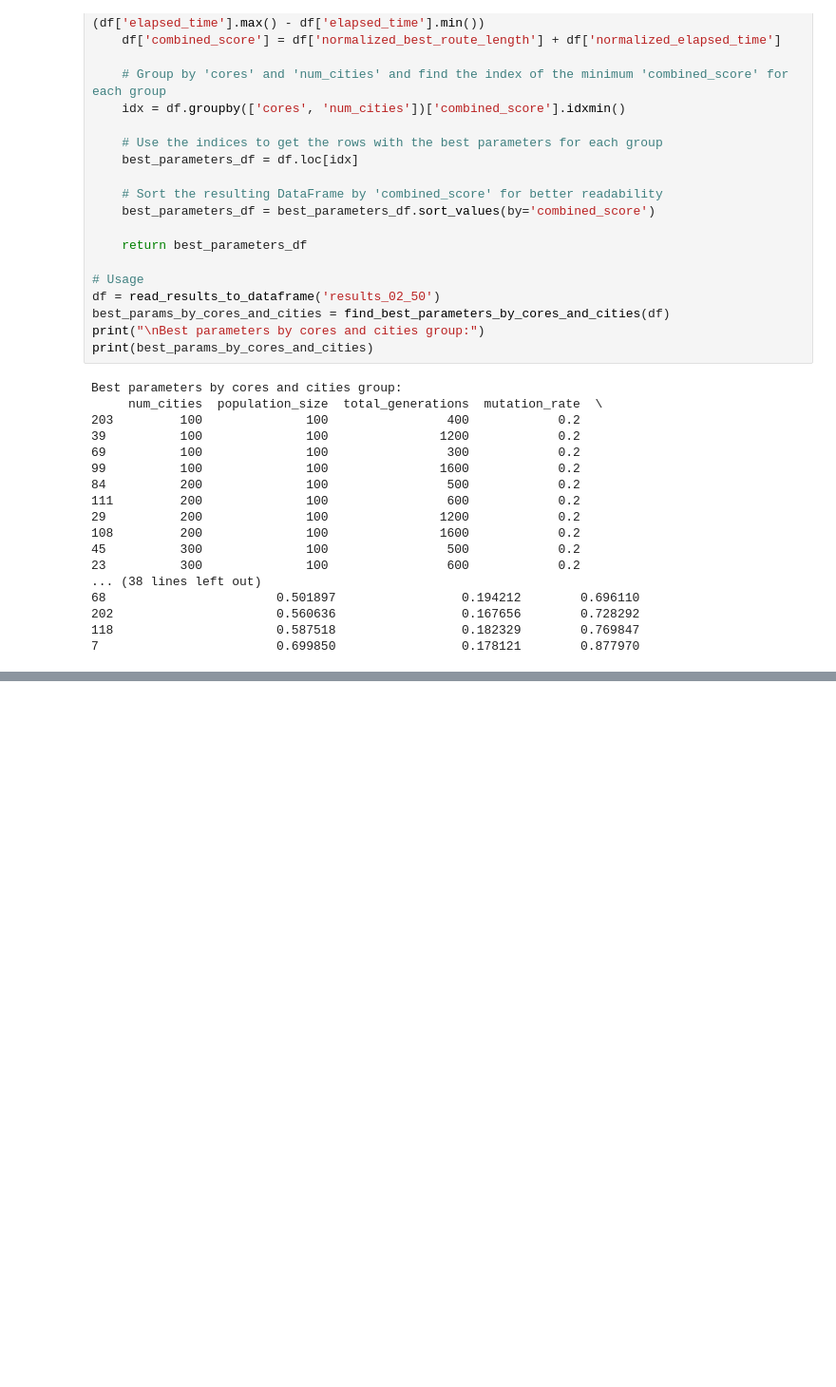
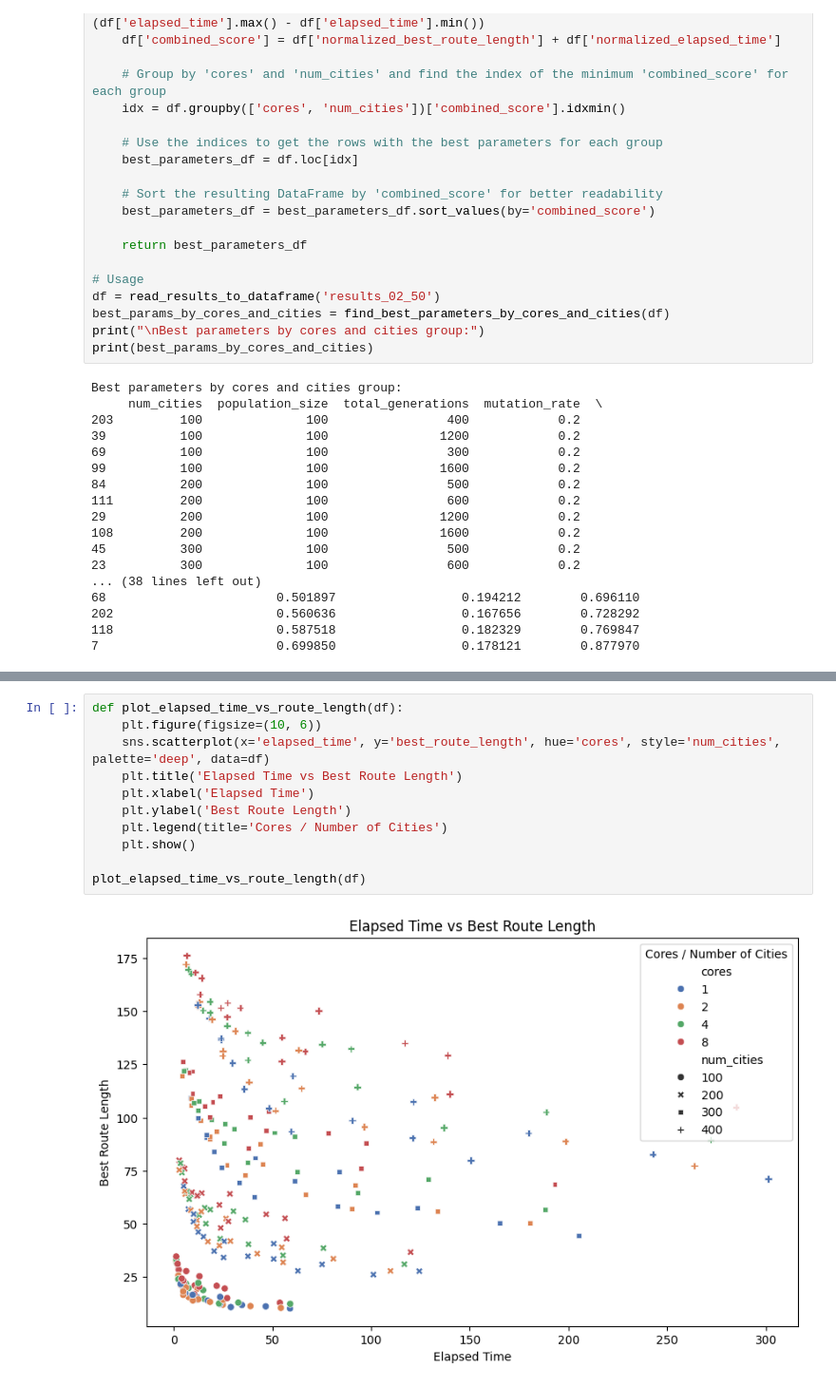
Before and after one commit to dominik-air/parallel-tsp, a Jupyter notebook: analysis.ipynb, the cells around one changed output, grey strips where cells are left out. Shown at 95% size. Saved outputs shown, nothing was run; the diff lists cells and outputs as text; blank space fills up the shorter version.

```diff
--- a/analysis.ipynb
+++ b/analysis.ipynb
@@ -165,0 +204,13 @@ Best parameters by cores and cities group:
+# %%
+def plot_elapsed_time_vs_route_length(df):
+    plt.figure(figsize=(10, 6))
+    sns.scatterplot(x='elapsed_time', y='best_route_length', hue='cores', style='num_cities', palette='deep', data=df)
+    plt.title('Elapsed Time vs Best Route Length')
+    plt.xlabel('Elapsed Time')
+    plt.ylabel('Best Route Length')
+    plt.legend(title='Cores / Number of Cities')
+    plt.show()
+
+plot_elapsed_time_vs_route_length(df)
+# %% [output]
+[figure, added]
```
Also changed, not shown: parts of 8 cells of this notebook, 1 other file.
